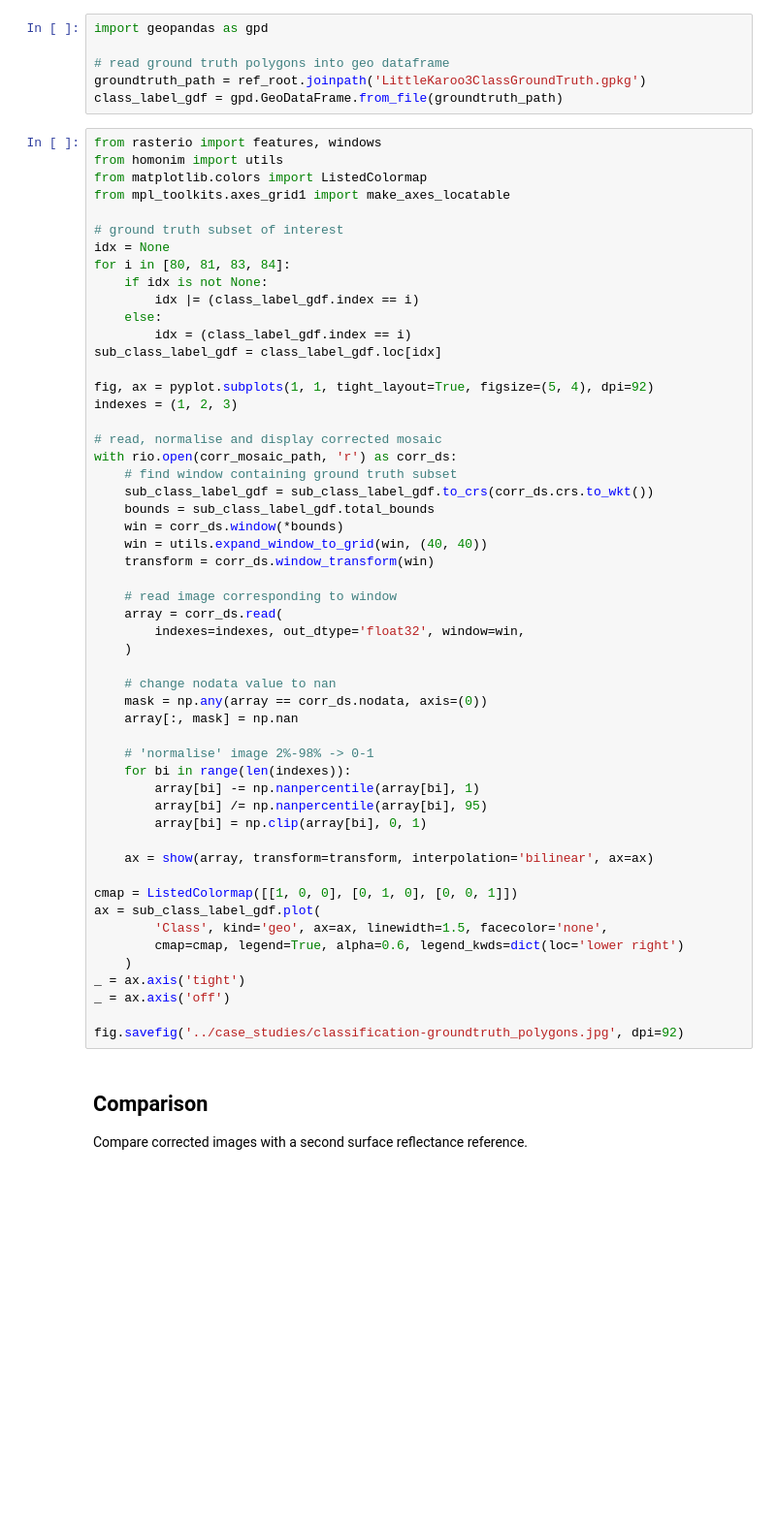
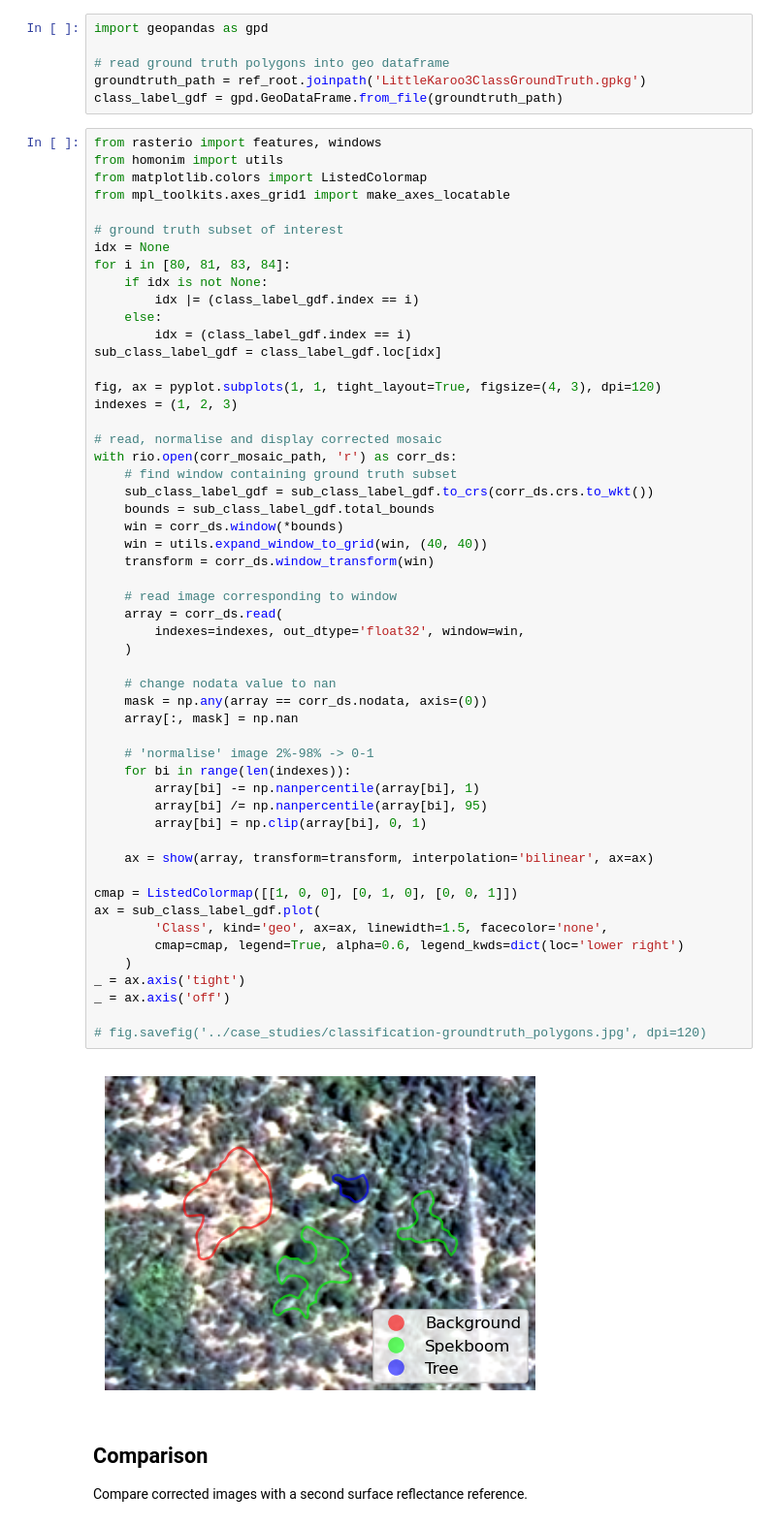
Before and after one commit to leftfield-geospatial/homonim, a Jupyter notebook: docs/tutorials/classification.ipynb, the cells around one changed output. Shown at 97% size. Drawn from its saved outputs; the diff is of its cells as text; blank space fills up the shorter version.

Commit message:
slightly reduce figure size

```diff
--- a/docs/tutorials/classification.ipynb
+++ b/docs/tutorials/classification.ipynb
@@ -311,7 +313,7 @@ for i in [80, 81, 83, 84]:
         idx = (class_label_gdf.index == i)
 sub_class_label_gdf = class_label_gdf.loc[idx]
 
-fig, ax = pyplot.subplots(1, 1, tight_layout=True, figsize=(5, 4), dpi=92)
+fig, ax = pyplot.subplots(1, 1, tight_layout=True, figsize=(4, 3), dpi=120)
 indexes = (1, 2, 3)
 
 # read, normalise and display corrected mosaic
@@ -321,34 +323,36 @@ with rio.open(corr_mosaic_path, 'r') as corr_ds:
     bounds = sub_class_label_gdf.total_bounds
     win = corr_ds.window(*bounds)
     win = utils.expand_window_to_grid(win, (40, 40))
     transform = corr_ds.window_transform(win)
 
     # read image corresponding to window
     array = corr_ds.read(
         indexes=indexes, out_dtype='float32', window=win,
     )
 
     # change nodata value to nan
     mask = np.any(array == corr_ds.nodata, axis=(0))
     array[:, mask] = np.nan
 
     # 'normalise' image 2%-98% -> 0-1
     for bi in range(len(indexes)):
         array[bi] -= np.nanpercentile(array[bi], 1)
         array[bi] /= np.nanpercentile(array[bi], 95)
         array[bi] = np.clip(array[bi], 0, 1)
 
     ax = show(array, transform=transform, interpolation='bilinear', ax=ax)
 
 cmap = ListedColormap([[1, 0, 0], [0, 1, 0], [0, 0, 1]])
 ax = sub_class_label_gdf.plot(
         'Class', kind='geo', ax=ax, linewidth=1.5, facecolor='none',
         cmap=cmap, legend=True, alpha=0.6, legend_kwds=dict(loc='lower right')
     )
 _ = ax.axis('tight')
 _ = ax.axis('off')
 
-fig.savefig('../case_studies/classification-groundtruth_polygons.jpg', dpi=92)
+# fig.savefig('../case_studies/classification-groundtruth_polygons.jpg', dpi=120)
+# %% [output]
+[figure, added]
 # %% [markdown]
 ## Comparison
 
```
Also changed, not shown: parts of 4 cells of this notebook, 3 other files.
